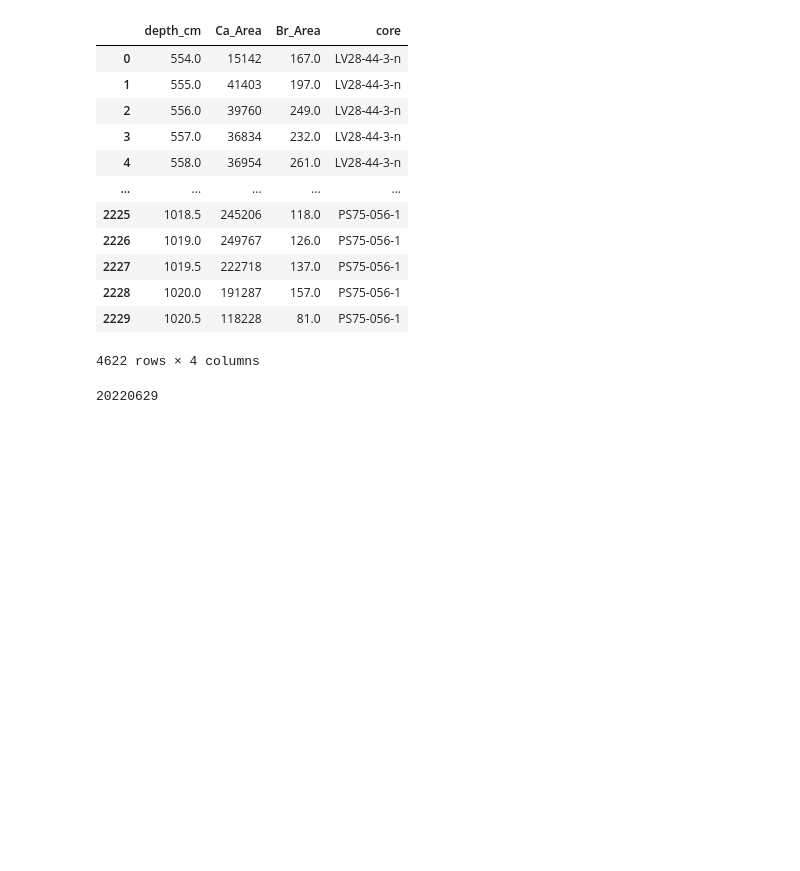
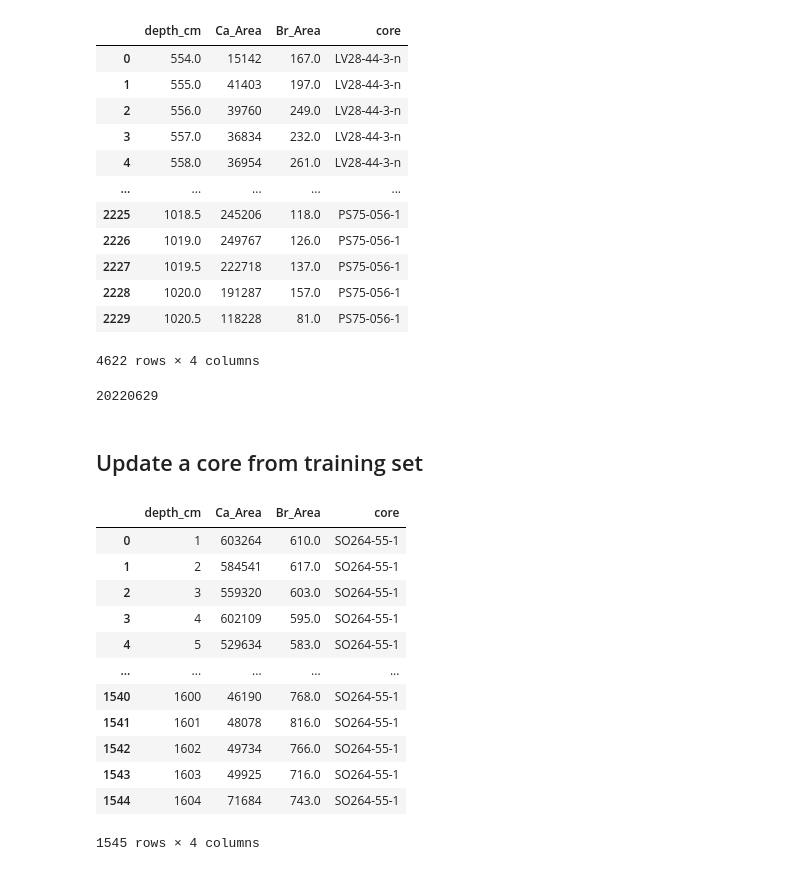
Before and after one commit to dispink/CaCO3_NWP, a Jupyter notebook: build_database_07.ipynb, the cells around one changed output. Cells and saved outputs as stored; diff of their text form; code cells hidden in the pictures; blank space fills up the shorter version.

Commit message:
Add a core from training set
Output:
CaBr_20220701.csv
	modified:   build_database_07.ipynb

```diff
--- a/build_database_07.ipynb
+++ b/build_database_07.ipynb
@@ -643,3 +643,29 @@ area_df.to_csv('data/CaBr_{}.csv'.format(date))
 print(date)
 # %% [output]
 20220629
+# %% [markdown]
+## Update a core from training set
+# %%
+d1 = pd.read_excel('data/SO264-55-1/SO264-55-1_XRF_Ca_Br.xlsx', usecols='A, B')
+d1.columns = ['depth_cm', 'Ca_Area']
+
+d2 = pd.read_excel('data/SO264-55-1/SO264-55-1_XRF_Ca_Br.xlsx', usecols='D, E').dropna()
+d2.columns = ['depth_cm', 'Br_Area']
+
+so_df = pd.merge(d1, d2, how='outer', on='depth_cm')
+so_df['core'] = ['SO264-55-1' for _ in range(len(so_df))]
+so_df
+# %% [output]
+|  | depth_cm | Ca_Area | Br_Area | core |
+| 0 | 1 | 603264 | 610.0 | SO264-55-1 |
+| 1 | 2 | 584541 | 617.0 | SO264-55-1 |
+| 2 | 3 | 559320 | 603.0 | SO264-55-1 |
+| 3 | 4 | 602109 | 595.0 | SO264-55-1 |
+| 4 | 5 | 529634 | 583.0 | SO264-55-1 |
+| ... | ... | ... | ... | ... |
+| 1540 | 1600 | 46190 | 768.0 | SO264-55-1 |
+| 1541 | 1601 | 48078 | 816.0 | SO264-55-1 |
+| 1542 | 1602 | 49734 | 766.0 | SO264-55-1 |
+| 1543 | 1603 | 49925 | 716.0 | SO264-55-1 |
+| 1544 | 1604 | 71684 | 743.0 | SO264-55-1 |
+1545 rows × 4 columns
```
Also changed, not shown: parts of 3 cells of this notebook.
